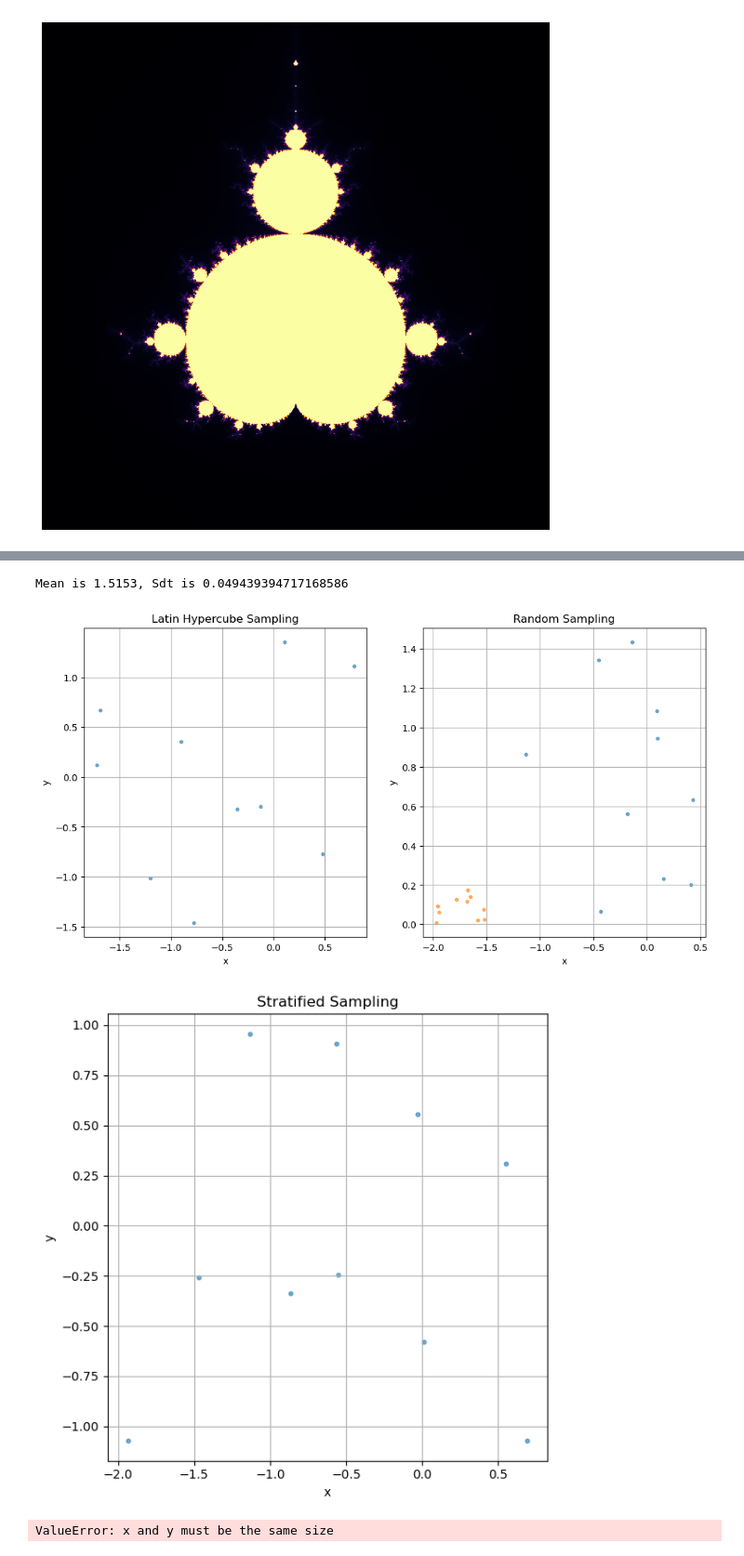
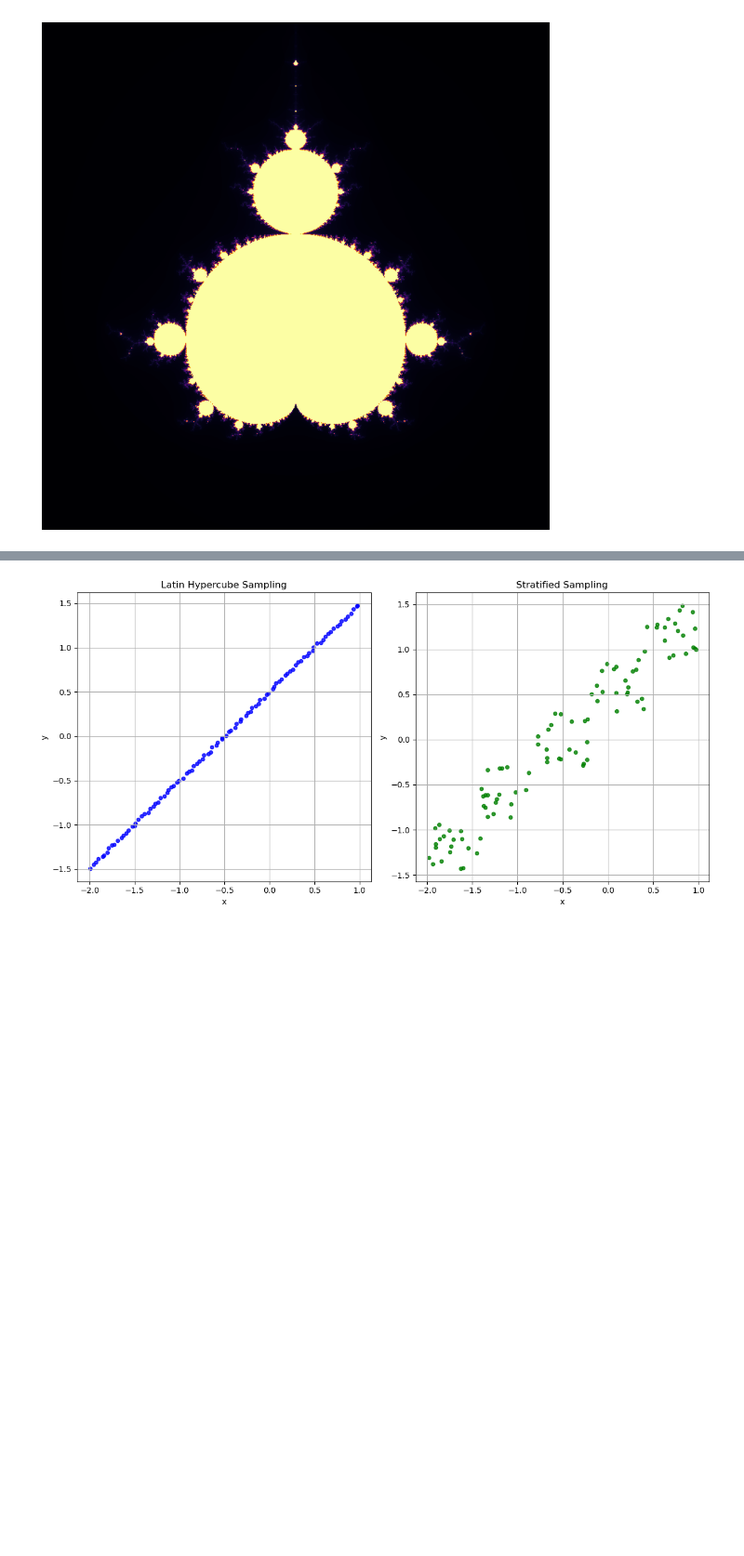
Before and after one commit to iliasoroka1/mandelbrot_area_mtc, a Jupyter notebook: Ass1.ipynb, the cells around one changed output, grey strips where cells are left out. Shown at 93% size. Cells and saved outputs as stored; diff of their text form; code cells hidden in the pictures; blank space fills up the shorter version.

```diff
--- a/Ass1.ipynb
+++ b/Ass1.ipynb
@@ -157,8 +138,0 @@ Estimated area: 1.506879
-# %%
-max_iter = 300
-num_cores = 10
-total_samples = 10**5
-res_latin_hypercube = [result_extraction_simple_numexpr_antithetic(total_samples, max_iter, num_cores) for _ in range(100)]
-std_latin_hypercube= np.std(res_latin_hypercube)
-mean_latin_hypercube = np.mean(res_latin_hypercube)
-print(f"Mean is {mean_latin_hypercube}, Sdt is {std_latin_hypercube}")
@@ -297,13 +240,3 @@ def result_extraction_stratifies_anti(total_samples, max_iter, num_cores):
-# %%
-max_iter = 300
-num_cores = 10
-total_samples = (10**3)*2
-res_stratifies = [result_extraction_stratifies(total_samples, max_iter, num_cores) for _ in range(100)]
-std_stratifies= np.std(res_stratifies)
-mean_stratifies = np.mean(res_stratifies)
-print(f"Mean is {mean_stratifies}, Sdt is {std_stratifies}")
-# %% [output]
-Mean is 1.5153, Sdt is 0.049439394717168586
 # %%
 
 def latin_hypercube_sampling(n_sampl):
@@ -316,11 +249,11 @@ def latin_hypercube_sampling(n_sampl):
     y_array = np.array([y_min + y_h * a for a in range(n_sampl + 1)])
     x = np.array([np.random.uniform(x_array[a], x_array[a + 1], 1) for a in range(n_sampl)])
     y = np.array([np.random.uniform(y_array[a], y_array[a + 1], 1) for a in range(n_sampl)])
-    np.random.shuffle(y)
+    #np.random.shuffle(y)
 
     return x, y
 def random_sampling(n_sampl):
-    x_min, x_max, y_min, y_max = -1.5, 0.5, 0, 1.5
+    x_min, x_max, y_min, y_max = -2, 1, -1.5, 1.5
     x = np.random.uniform(x_min, x_max, n_sampl)
     y = np.random.uniform(y_min, y_max, n_sampl)
     return x, y
@@ -342,59 +275,47 @@ def stratified_sampling(n_sampl, num):
     for a in range(num):
         x_samples.extend(np.random.uniform(x_array[a], x_array[a + 1], n_sampl // num))
         y_samples.extend(np.random.uniform(y_array[a], y_array[a + 1], n_sampl // num))
-    np.random.shuffle(y_samples)
+    #np.random.shuffle(y_samples)
     return np.array(x_samples), np.array(y_samples)
-n_sampl = 10
+n_sampl = 100
 
 x_lhs, y_lhs = latin_hypercube_sampling(n_sampl)
 array1 = np.array([-2, -1.7, -1.4, -1.1, -0.8, -0.5, -0.2, 0.1, 0.4, 0.7, 1])
 array2 = np.array([0, 0.15, 0.3, 0.45, 0.6, 0.75, 0.9, 1.05, 1.2, 1.35, 1.5])
 
 pairs = np.array(np.meshgrid(array1, array2)).T.reshape(-1, 2)
 xf = pairs[0:,0]
 yf = pairs[0,0:]
 x_random, y_random = random_sampling(n_sampl)
 x_rand, y_rand = area_mandel_vect_1(n_sampl)
 plt.figure(figsize=(12, 6))
 
 plt.subplot(1, 2, 1)
-plt.scatter(x_lhs, y_lhs, alpha=0.6, s=10)
+plt.scatter(x_lhs, y_lhs, alpha=0.8, s=20, color='blue')
 plt.title('Latin Hypercube Sampling')
 plt.xlabel('x')
 plt.ylabel('y')
 plt.grid(True)
-
-plt.subplot(1, 2, 2)
-plt.scatter(x_random, y_random, alpha=0.6, s=10)
-plt.scatter(x_rand, y_rand, alpha=0.6, s=10)
-
+"""
+plt.subplot(1, 3, 2)
+plt.scatter(x_random, y_random, alpha=0.8, s=20, color='red')
 plt.title('Random Sampling')
 plt.xlabel('x')
 plt.ylabel('y')
 plt.grid(True)
-
-n_sampl = 10
+"""
+n_sampl = 100
 num =5
 
 x_stratified, y_stratified = stratified_sampling(n_sampl, num)
 
-plt.figure(figsize=(6, 6))
-plt.scatter(x_stratified, y_stratified, alpha=0.6, s=10)
+plt.subplot(1, 2, 2)
+plt.scatter(x_stratified, y_stratified, alpha=0.8, s=20, color='green')
 plt.title('Stratified Sampling')
 plt.xlabel('x')
 plt.ylabel('y')
 plt.grid(True)
 plt.tight_layout()
 plt.show()
-plt.figure(figsize=(6, 6))
-plt.scatter(xf, yf, alpha=0.6, s=10)
-plt.title('Stratified Sampling')
-plt.xlabel('x')
-plt.ylabel('y')
-plt.grid(True)
-plt.tight_layout()
-plt.show()
 # %% [output]
-[figure, old version]
+[figure, new version]
-[figure, removed]
-ValueError: x and y must be the same size
```
Also changed, not shown: parts of 33 cells of this notebook, 6 other files.
